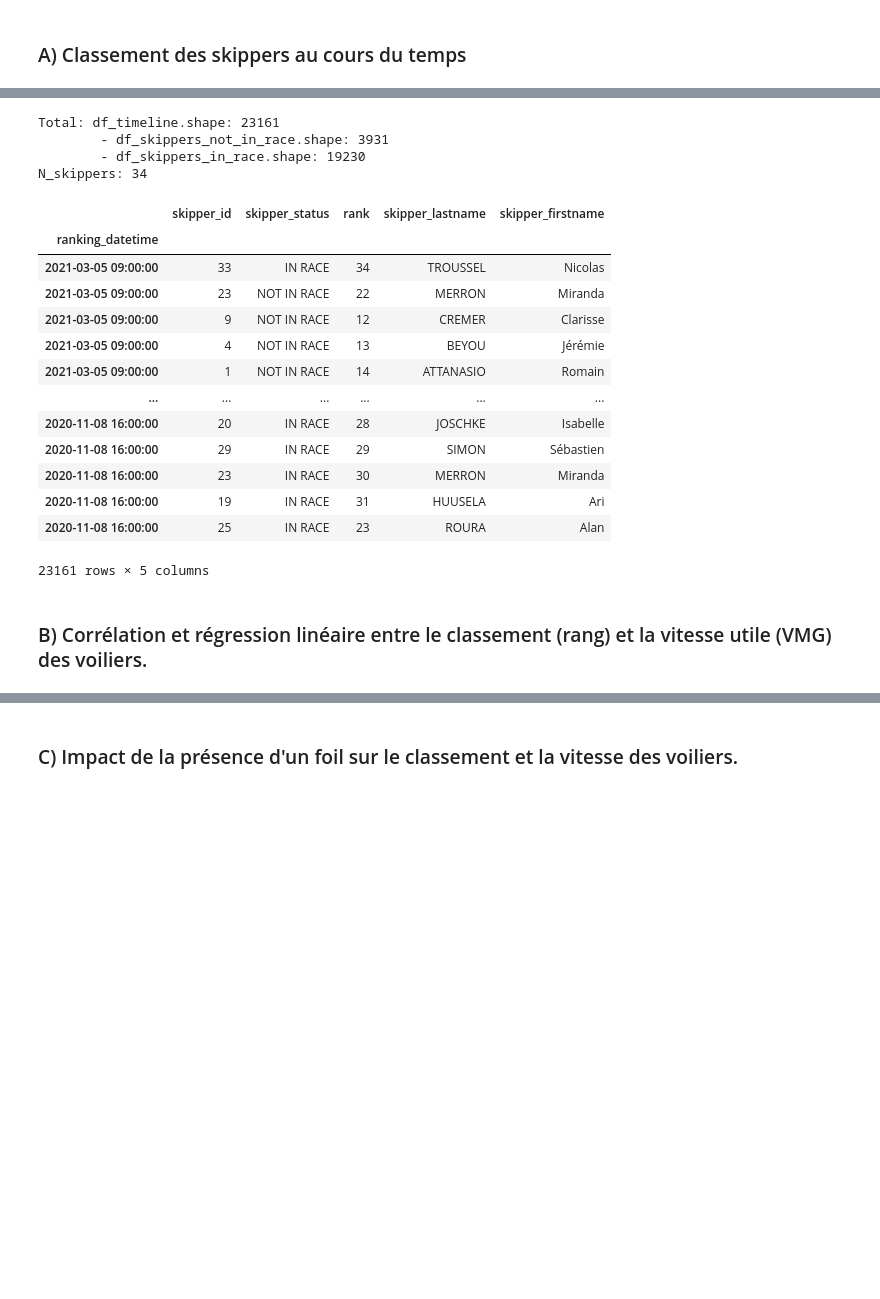
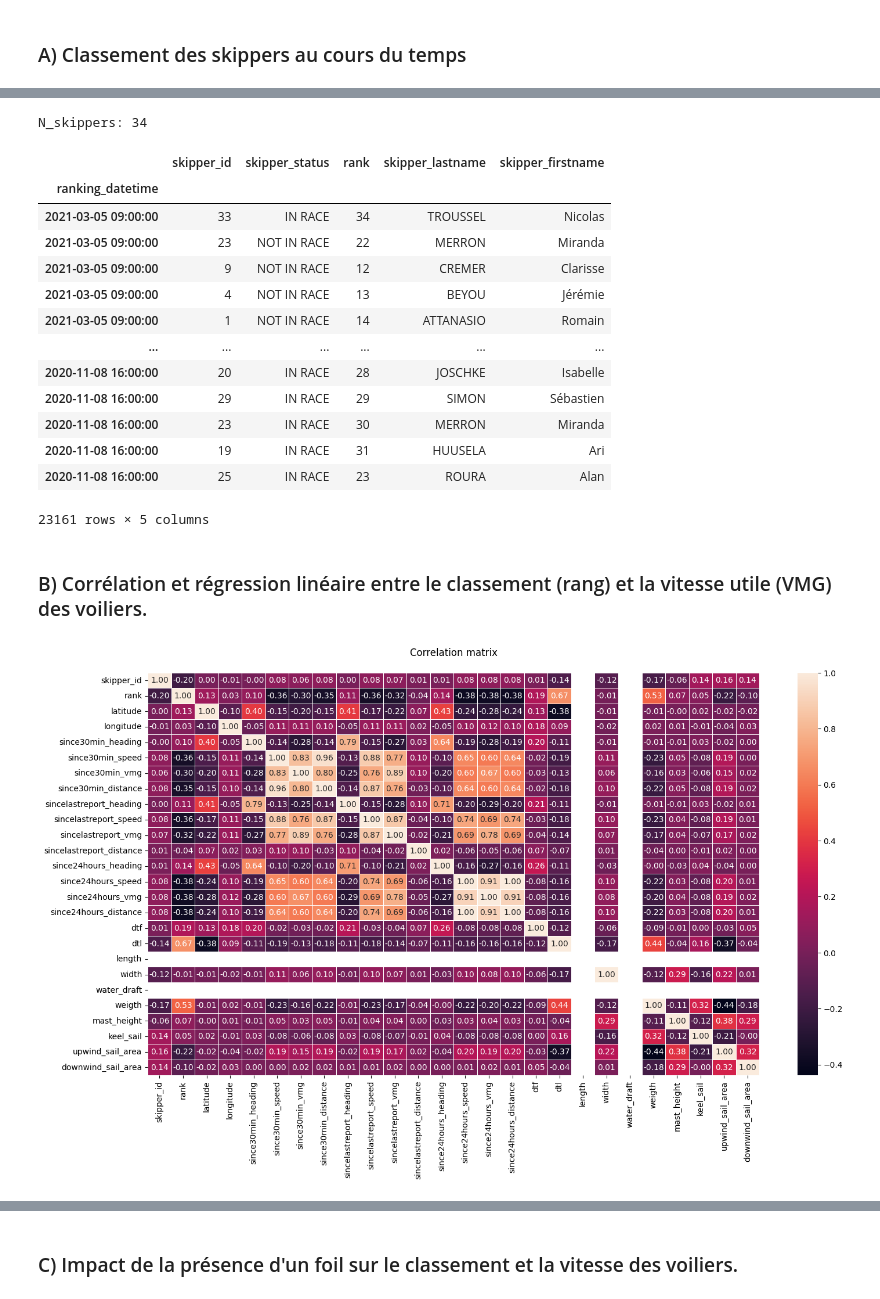
Before and after one commit to Kit-BIGDATA-Telecom-2022-2023/brejon-louis, a Jupyter notebook: projet_final/main.ipynb, the cells around one changed output, grey strips where cells are left out. Saved outputs shown, nothing was run; the diff lists cells and outputs as text; code cells hidden in the pictures; blank space fills up the shorter version.

```diff
--- a/projet_final/main.ipynb
+++ b/projet_final/main.ipynb
@@ -657,9 +772,11 @@ def preprocess_boats_characteristics(df_boats_characteristics, verbose=False):
     df['downwind_sail_area'] = df['downwind_sail_area'].apply(lambda x: float(x[:3]) if (isinstance(x, str) and len(x)>3) else np.nan)
 
     # Map drift_amount
-    drift_amount2no = {drift_amount:no for no, drift_amount in enumerate(df['drift_amount'].dropna().unique().tolist())}
-    no2drift_amounts = {v:k for k,v in drift_amount2no.items()}
-    df['drift_amount'] = df['drift_amount'].apply(lambda x: drift_amount2no[x] if isinstance(x, str) else np.nan)
+    # drift_amount2no = {drift_amount:no for no, drift_amount in enumerate(df['drift_amount'].dropna().unique().tolist())}
+    # no2drift_amounts = {v:k for k,v in drift_amount2no.items()}
+    # df['drift_amount'] = df['drift_amount'].apply(lambda x: drift_amount2no[x] if isinstance(x, str) else np.nan)
+    df['drift_amount'] = df['drift_amount'].apply(lambda x: '>2' if x in ['foils', 'foiler'] else x if isinstance(x, str) else np.nan)
+
 
     # Map keel_sail
     keel2no = {keel:no for no, keel in enumerate(df['keel_sail'].dropna().unique().tolist())}
@@ -817,3 +930,12 @@ if 'skipper_id' not in df_skippers_not_in_race.columns:
 if 'skipper_id' not in df_skippers_in_race.columns:
     df_skippers_in_race['skipper_id'] = df_skippers_in_race['skipper_lastname'].apply(lambda x: skipper_lastname2skipper_id[x])
     df_skippers_in_race = df_skippers_in_race.reindex(columns=(['ranking_datetime', 'skipper_id',] + list([col for col in df_skippers_in_race.columns if col not in ['ranking_datetime', 'skipper_id']])))
+# %%
+boats_useful_cols = list(df_boats_characteristics.columns)[5:]
+print(f"boats_useful_cols: {boats_useful_cols}")
+
+df_skippers_with_boats = df_skippers_in_race.copy()
+for col in boats_useful_cols:
+    df_skippers_with_boats[col] = df_skippers_with_boats['skipper_id'].apply(lambda x: df_boats_characteristics[df_boats_characteristics['skipper_id']==x][col].values[0])
+
+df_skippers_with_boats
@@ -824,21 +982,18 @@ if 'skipper_id' not in df_skippers_in_race.columns:
 # %%
 cols = ['skipper_id', 'ranking_datetime', 'skipper_status', 'rank', 'skipper_lastname', 'skipper_firstname']
-df_timeline = pd.concat([df_skippers_not_in_race[cols], df_skippers_in_race[cols]], ignore_index=True)
-print(f"Total: df_timeline.shape: {df_timeline.shape[0]}\n\t- df_skippers_not_in_race.shape: {df_skippers_not_in_race.shape[0]}\n\t- df_skippers_in_race.shape: {df_skippers_in_race.shape[0]}")
+df_timeline = df_all_skippers.copy()
+df_timeline = df_timeline[cols]
 
 # Setting the index as a datetime object
 df_timeline = df_timeline.set_index('ranking_datetime')
 df_timeline = df_timeline.sort_index(ascending=False)
 df_timeline.index = pd.to_datetime(df_timeline.index)
 
-N_skippers = df_timeline['skipper_id'].max() + 1
+N_skippers = df_timeline['skipper_id'].unique().shape[0] + 1
 print(f"N_skippers: {N_skippers}")
 df_timeline['rank'] = df_timeline['rank'].apply(lambda x: N_skippers if x == -1 else x)
 df_timeline
 # %% [output]
-Total: df_timeline.shape: 23161
-        - df_skippers_not_in_race.shape: 3931
-        - df_skippers_in_race.shape: 19230
 N_skippers: 34
 |  | skipper_id | skipper_status | rank | skipper_lastname | skipper_firstname |
 | ranking_datetime |  |  |  |  |  |
@@ -976,10 +1136,10 @@ df_skippers_boats['rank'].unique()
 # %%
-df_corr = df_skippers_boats.copy()
-# df_corr = df_corr.dropna()
-# df_corr['length'] = df_corr['length'].astype(int)
+df_corr = df_skippers_with_boats.copy()
 corr_matrix = df_corr.corr()
 
-fig, ax = plt.subplots(figsize=(15, 10))
+fig, ax = plt.subplots(figsize=(17, 9))
 sns.heatmap(corr_matrix, annot=True, linewidths=.5, fmt=".2f", ax=ax)
 plt.title("Correlation matrix\n")
 plt.show()
+# %% [output]
+[figure, added]
```
Also changed, not shown: parts of 41 cells of this notebook, 1 other file.
